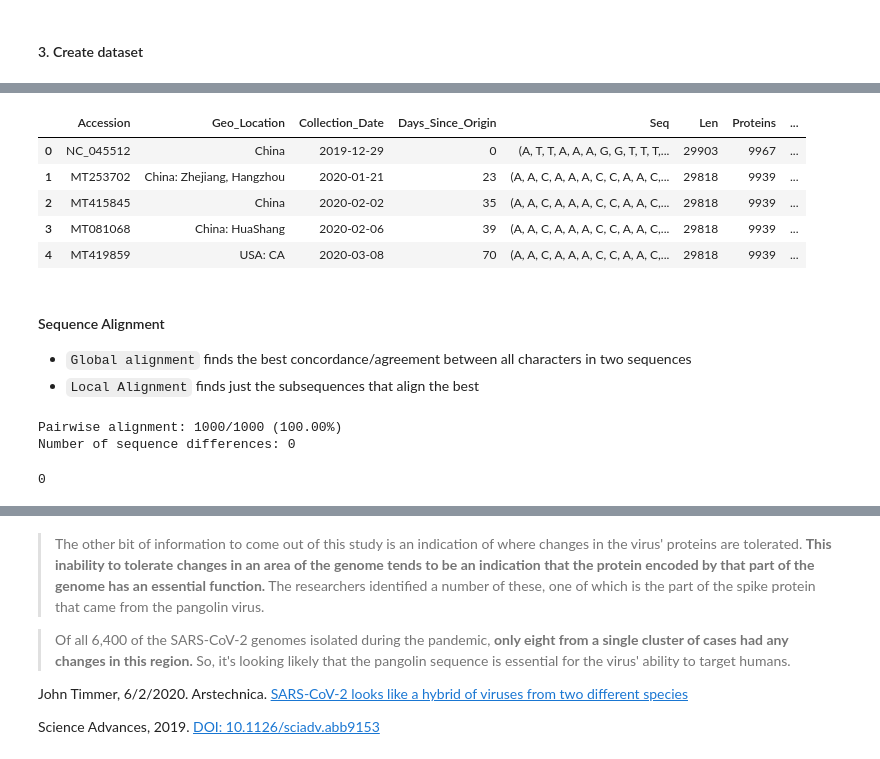
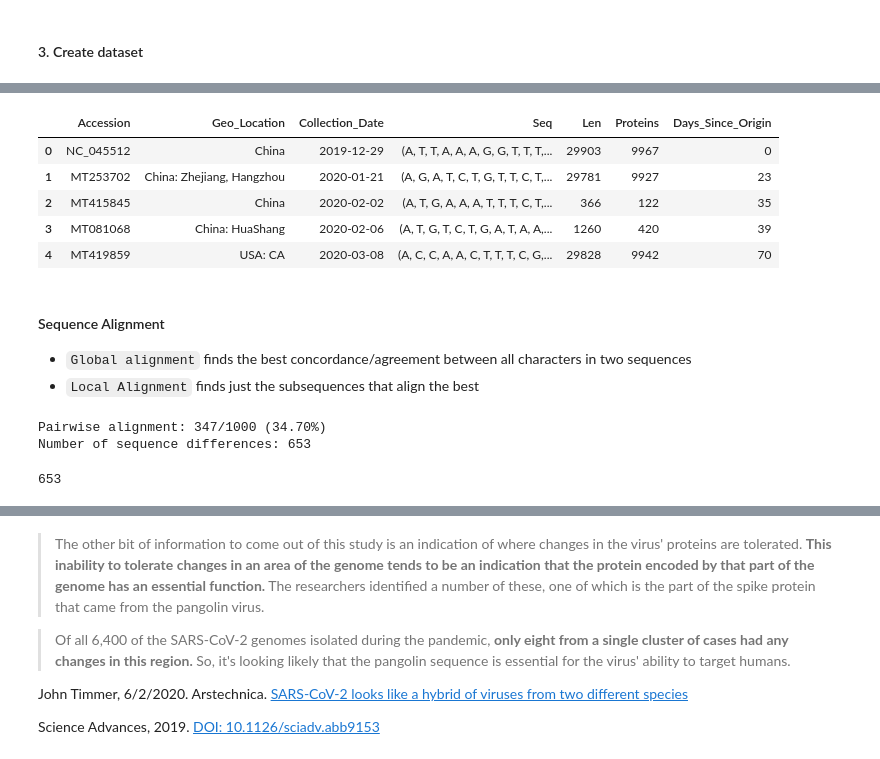
Before and after one commit to lukexyz/DNA-Toolbox, a Jupyter notebook: notebooks/03-COVID19-GlobalAnalysis.ipynb, the cells around one changed output, grey strips where cells are left out. Drawn from its saved outputs; the diff is of its cells as text; code cells hidden in the pictures.

```diff
--- a/notebooks/03-COVID19-GlobalAnalysis.ipynb
+++ b/notebooks/03-COVID19-GlobalAnalysis.ipynb
@@ -81,23 +81,22 @@ COVID-19 DNA Sequences: 3632
 
 def load_dataset(n_samples='full'):
     keep_cols = ['Accession', 'Geo_Location', 'Collection_Date']
-    if n_samples == 'full':
-        df = pd.read_csv('../data/NCBI_sequences_metadata.csv')
-    else:
-        df = pd.concat([pd.read_csv('../data/NCBI_sequences_metadata.csv', nrows=1),
-                        pd.read_csv('../data/NCBI_sequences_metadata.csv') \
-                          .sample(n_samples-1, random_state=1)])[keep_cols]
+    print('loading full sequence dataset')
+    df = pd.read_csv('../data/NCBI_sequences_metadata.csv')[keep_cols]
+    df['Seq'] = [data[rec].seq for rec in list(data)]
 
+    if n_samples != 'full':
+        print(f'creating n={n_samples} samples')
+        df = pd.concat([df.head(1), df.sample(n_samples-1, random_state=1)])
+
+    df['Len'] = df.Seq.apply(lambda x: len(x))
+    df['Proteins'] = df.Seq.apply(lambda s: len(s.translate()))
     df['Collection_Date'] = pd.to_datetime(df.Collection_Date)
     df.at[0, 'Collection_Date'] = pd.to_datetime('2019-12-29')
-    df = df.sort_values('Collection_Date', ascending=True).reset_index(drop=True)
     df['Days_Since_Origin'] = (df['Collection_Date'] - pd.to_datetime('2019-12-29')).dt.days
-    df['Seq'] = [data[rec].seq for rec in list(data)[:n_samples]]
-    df['Len'] = df.Seq.apply(lambda x: len(x))
-    df['Proteins'] = df.Seq.apply(lambda s: len(s.translate()))
-    return df
+    return df.sort_values('Collection_Date', ascending=True).reset_index(drop=True)
 
-load_dataset(n_samples=50)
+df = load_dataset(n_samples=20)
 print('Dataframe:', df.shape)
 df.head()
 # %% [output]
@@ -107,6 +108,6 @@ Wall time: 441 ms
-|  | Accession | Geo_Location | Collection_Date | Days_Since_Origin | Seq | Len | Proteins | ... |
-| 0 | NC_045512 | China | 2019-12-29 | 0 | (A, T, T, A, A, A, G, G, T, T, T,... | 29903 | 9967 | ... |
-| 1 | MT253702 | China: Zhejiang, Hangzhou | 2020-01-21 | 23 | (A, A, C, A, A, A, C, C, A, A, C,... | 29818 | 9939 | ... |
-| 2 | MT415845 | China | 2020-02-02 | 35 | (A, A, C, A, A, A, C, C, A, A, C,... | 29818 | 9939 | ... |
-| 3 | MT081068 | China: HuaShang | 2020-02-06 | 39 | (A, A, C, A, A, A, C, C, A, A, C,... | 29818 | 9939 | ... |
-| 4 | MT419859 | USA: CA | 2020-03-08 | 70 | (A, A, C, A, A, A, C, C, A, A, C,... | 29818 | 9939 | ... |
+|  | Accession | Geo_Location | Collection_Date | Seq | Len | Proteins | Days_Since_Origin |
+| 0 | NC_045512 | China | 2019-12-29 | (A, T, T, A, A, A, G, G, T, T, T,... | 29903 | 9967 | 0 |
+| 1 | MT253702 | China: Zhejiang, Hangzhou | 2020-01-21 | (A, G, A, T, C, T, G, T, T, C, T,... | 29781 | 9927 | 23 |
+| 2 | MT415845 | China | 2020-02-02 | (A, T, G, A, A, A, T, T, T, C, T,... | 366 | 122 | 35 |
+| 3 | MT081068 | China: HuaShang | 2020-02-06 | (A, T, G, T, C, T, G, A, T, A, A,... | 1260 | 420 | 39 |
+| 4 | MT419859 | USA: CA | 2020-03-08 | (A, C, C, A, A, C, T, T, T, C, G,... | 29828 | 9942 | 70 |
@@ -126,9 +129,9 @@ def pairwise_alignment(s1, s2, n, verbose=True):
 # Sequence differences in samples:
 pairwise_alignment(df.Seq[1], df.Seq[2], n=1000)
 # %% [output]
-Pairwise alignment: 1000/1000 (100.00%)
-Number of sequence differences: 0
+Pairwise alignment: 347/1000 (34.70%)
+Number of sequence differences: 653
-0
+653
 # %%
 # Run sequence alignment against origin sample (slow)
 res = []
```
Also changed, not shown: parts of 5 cells of this notebook.
